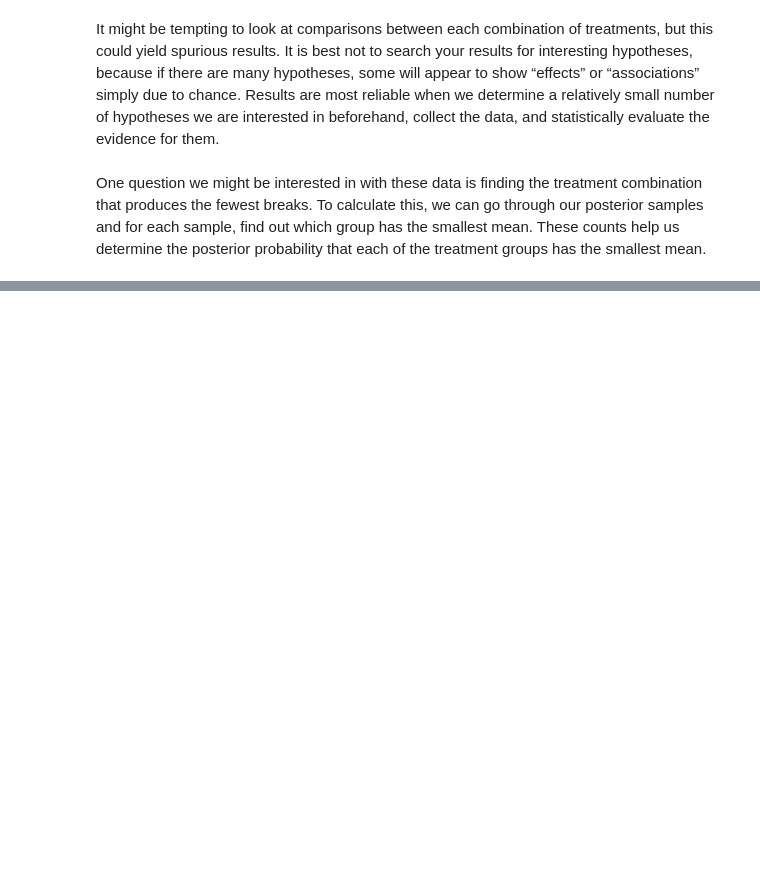
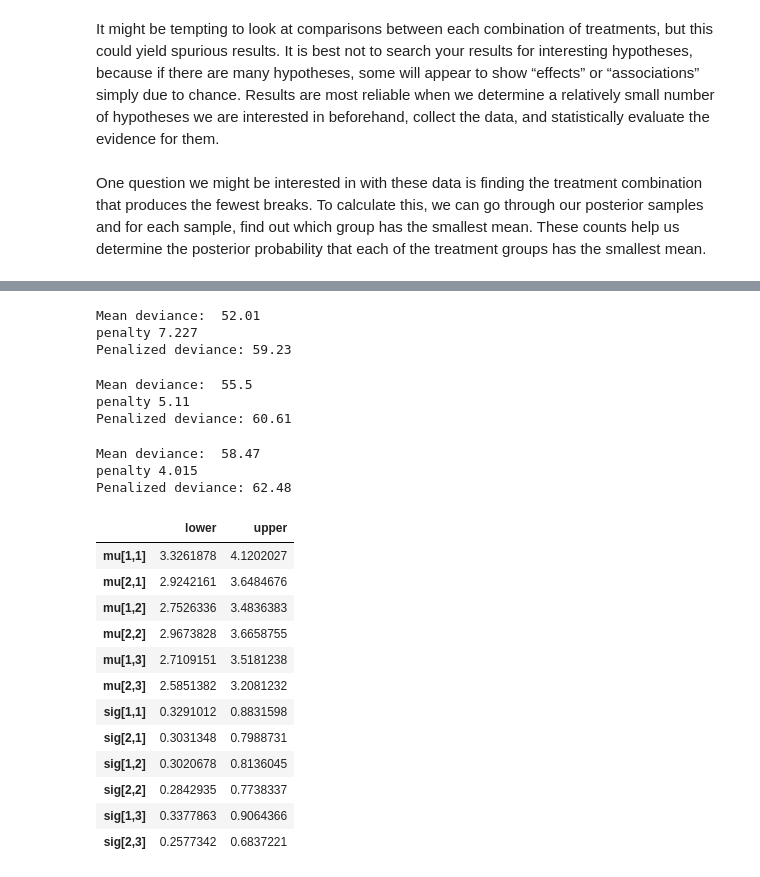
Before and after one commit to itsayushthada/Bayesian-Statistics, a Jupyter notebook: Two Factor Anova.ipynb, the cells around one changed output, grey strips where cells are left out. Saved outputs shown, nothing was run; the diff lists cells and outputs as text; code cells hidden in the pictures; blank space fills up the shorter version.

```diff
--- a/Two Factor Anova.ipynb
+++ b/Two Factor Anova.ipynb
@@ -543,0 +603,2 @@ prop.table( table( apply(mod_3_csim[,1:6], 1, which.min) ) )
+# %%
+mod_4_csim = as.mcmc(do.call(rbind, mod_4_sim))
@@ -543,0 +677,34 @@ prop.table( table( apply(mod_3_csim[,1:6], 1, which.min) ) )
+# %%
+dic_3
+# %% [output]
+Mean deviance:  52.01
+penalty 7.227
+Penalized deviance: 59.23
+# %%
+dic_2
+# %% [output]
+Mean deviance:  55.5
+penalty 5.11
+Penalized deviance: 60.61
+# %%
+dic_1
+# %% [output]
+Mean deviance:  58.47
+penalty 4.015
+Penalized deviance: 62.48
+# %%
+HPDinterval(mod_4_csim, prob = 0.95)
+# %% [output]
+|  | lower | upper |
+| mu[1,1] | 3.3261878 | 4.1202027 |
+| mu[2,1] | 2.9242161 | 3.6484676 |
+| mu[1,2] | 2.7526336 | 3.4836383 |
+| mu[2,2] | 2.9673828 | 3.6658755 |
+| mu[1,3] | 2.7109151 | 3.5181238 |
+| mu[2,3] | 2.5851382 | 3.2081232 |
+| sig[1,1] | 0.3291012 | 0.8831598 |
+| sig[2,1] | 0.3031348 | 0.7988731 |
+| sig[1,2] | 0.3020678 | 0.8136045 |
+| sig[2,2] | 0.2842935 | 0.7738337 |
+| sig[1,3] | 0.3377863 | 0.9064366 |
+| sig[2,3] | 0.2577342 | 0.6837221 |
```
Also changed, not shown: parts of 35 cells of this notebook, 1 other file.
